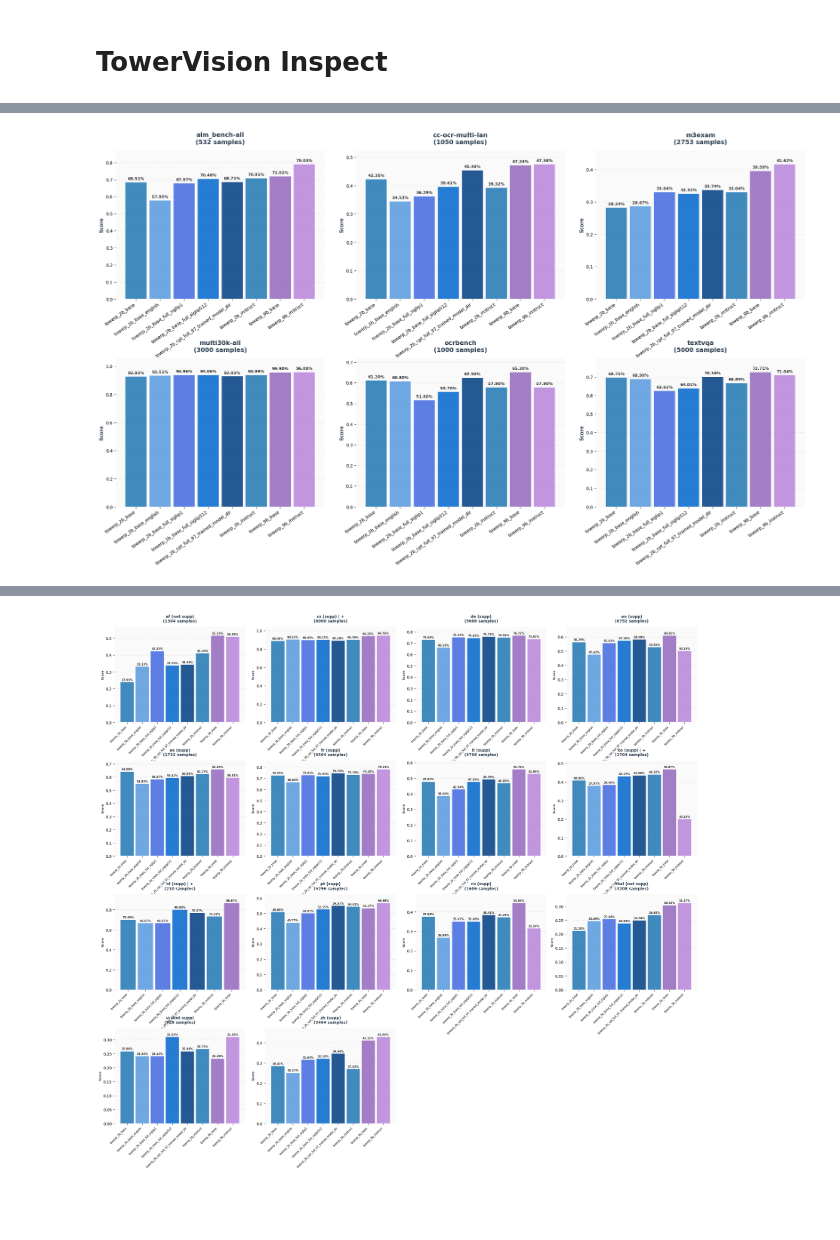
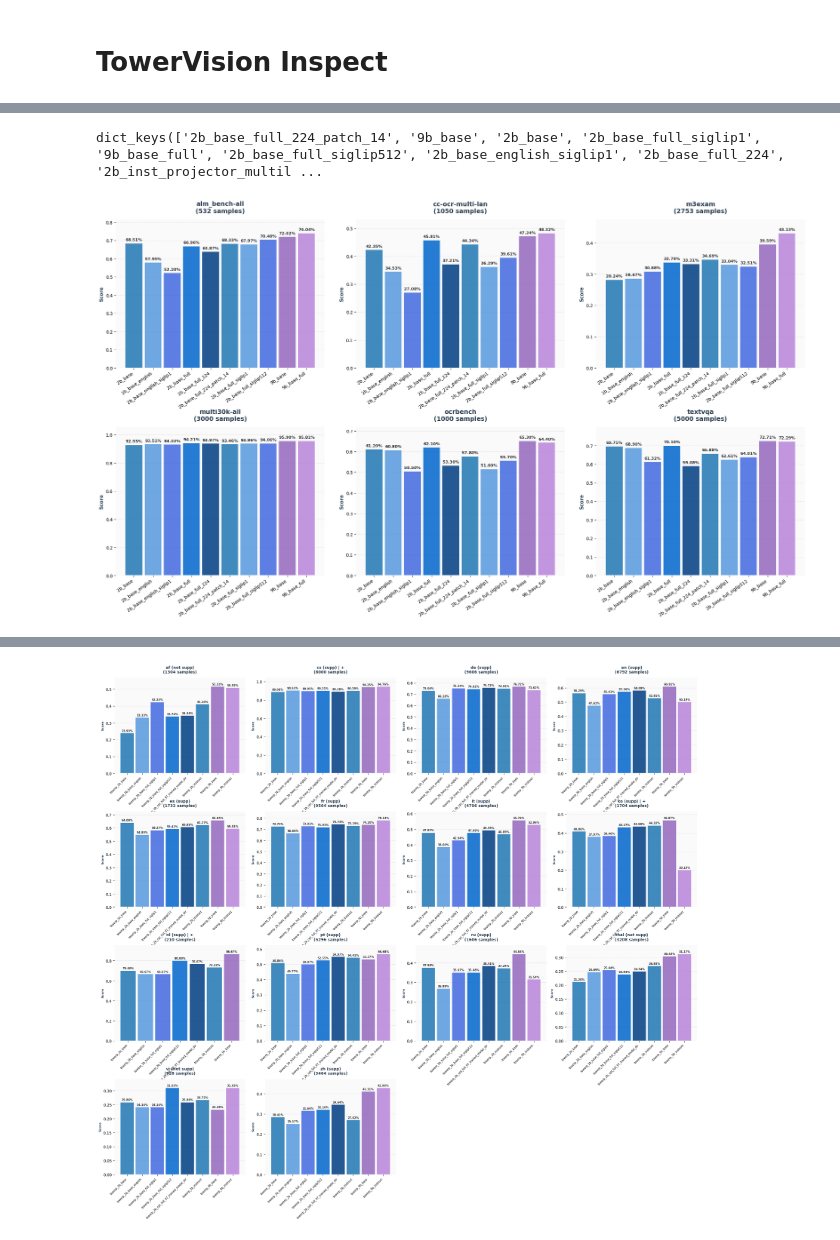
Before and after one commit to GuilhermeViveiros/LLaVA-NeXT, a Jupyter notebook: scripts/inspect.ipynb, the cells around one changed output, grey strips where cells are left out. Saved outputs shown, nothing was run; the diff lists cells and outputs as text; code cells hidden in the pictures; blank space fills up the shorter version.

Commit message:
tower inspection results

```diff
--- a/scripts/inspect.ipynb
+++ b/scripts/inspect.ipynb
@@ -32,7 +32,7 @@ BENCHMARKS = {
     "alm_bench-all": parse_alm_benchmark,
     "textvqa": parse_textvqa_benchmark,
     "cc-ocr-multi-lan": parse_ccocr_benchmark,
-    "commute-all-contrastive": parse_commute_benchmark,
+    #"commute-all-contrastive": parse_commute_benchmark,
     "m3exam": parse_m3exam_benchmark,
     "ocrbench": parse_ocr_benchmark,
     "multi30k-all": parse_multi30k_benchmark
@@ -40,5 +65,5 @@ BENCHMARKS = {
 # %%
-
+ignore_models = ["cpt_full_97"]
 
 def extract_results(logs_path: str, model_id: str) -> Dict:
     out = {}
@@ -48,17 +73,24 @@ def extract_results(logs_path: str, model_id: str) -> Dict:
     # get the list of benchmarks
     benchmarks = os.listdir(logs_path)
     # ignore commute
-    benchmarks = [benchmark for benchmark in benchmarks if "commute" not in benchmark]
-    print(f"Found {len(benchmarks)} benchmarks, going to summarize them one by one")
+    benchmarks = [benchmark for benchmark in benchmarks if benchmark in BENCHMARKS]
+    #benchmarks = ["alm_bench-all"]
+    print(f"Found {len(benchmarks)} benchmarks - {benchmarks}, going to summarize them one by one")
     print("Ignoring commute benchmark - metrics are not well defined")
     for benchmark in benchmarks:
         print(f"Processing benchmark: {benchmark}")
         models = os.listdir(os.path.join(logs_path, benchmark))
         # only retain the model_name
-        models = [model for model in models if model_id in model]
+        models = [
+            model for model in models
+            if model_id in model and not any(ignore in model for ignore in ignore_models)
+        ]
+
         #models = [models[0]]
         for model in models:
-            model_name = model.split(".")[1].replace("__trained_model_dir", "").replace("+VisionModel", "")
+            model_name = parse_model_name(model)
+            if model_name is None:
+                continue
             if model_name not in out:
                 out[model_name] = {}
             runs = os.listdir(os.path.join(logs_path, benchmark, model))
@@ -69,16 +101,23 @@ def extract_results(logs_path: str, model_id: str) -> Dict:
                 raise ValueError(f"No results files found for model: {model} in benchmark: {benchmark}")
             if len(results_files) > 1:
                 # get the latest run
+                #raise ValueError(f"Multiple results files found for model: {model} in benchmark: {benchmark}")
                 results_files.sort(key=lambda x: int(x.split("_")[0]))
 
             result_file = results_files[0]
+            #print(f"Result file: {result_file}")
 
             results_path = os.path.join(logs_path, benchmark, model, result_file)
             with open(results_path, "r") as f:
                 results = json.load(f)
 
-            parse_func = BENCHMARKS[benchmark]
-            report, nb_samples = parse_func(results["results"], results["n-samples"])
+            try:
+                parse_func = BENCHMARKS[benchmark]
+                report, nb_samples = parse_func(results["results"], results["n-samples"])
+            except Exception as e:
+                print(f"Error parsing benchmark: {benchmark} for model: {model_name}")
+                print(e)
+                raise e
 
             samples_per_bench[benchmark] = nb_samples["all"]
 
@@ -103,12 +142,21 @@ Processing benchmark: textvqa
 Processing benchmark: m3exam
 Processing benchmark: multi30k-all
 Processing benchmark: ocrbench
+# %%
+acc_summary.keys()
+# %% [output]
+dict_keys(['2b_base_full_224_patch_14', '9b_base', '2b_base', '2b_base_full_siglip1', '9b_base_full', '2b_base_full_siglip512', '2b_base_english_siglip1', '2b_base_full_224', '2b_inst_projector_multil ...
 # %%
-def plot_benchmarks_subplots(results: Dict, samples_per_bench: Dict) -> None:
+def plot_benchmarks_subplots(results: Dict, samples_per_bench: Dict, models: Optional[List[str]] = None) -> None:
     sorted_models = sorted(results.keys())
     sorted_benchmarks = sorted(results[sorted_models[0]].keys())
     nb_benchmarks = len(sorted_benchmarks)
 
+    if models is not None:
+        sorted_models = [s for s in sorted_models if s in models]
+
+    # only let pass models with 2base on the name
+    sorted_models = [s for s in sorted_models if 'base' in s.lower()]
 
     # 3x3 grid layout to accommodate 7 benchmarks
     fig, axes = plt.subplots(3, 3, figsize=(25, 20))
@@ -205,35 +253,35 @@ def plot_benchmarks_subplots(results: Dict, samples_per_bench: Dict) -> None:
         sample_count = samples_per_bench.get(benchmark, 0)
         title_text = f"{benchmark}\n({sample_count} samples)"
         ax_b.set_title(title_text, fontsize=16, fontweight='bold', pad=20, color='#2c3e50')
         ax_b.set_xticks(x)
         ax_b.set_xticklabels(sorted_models, rotation=35, ha='right', fontsize=12)
         ax_b.set_ylabel("Score", fontsize=13, fontweight='bold', color='#34495e')
         ax_b.grid(True, axis='y', alpha=0.3, linestyle='--', linewidth=0.8)
         ax_b.set_axisbelow(True)
 
         if values:
             ax_b.set_ylim(0, max(values) * 1.1)
 
         for spine in ax_b.spines.values():
             spine.set_visible(False)
         ax_b.set_facecolor('#fafafa')
 
         fig_b.tight_layout()
         #fig_b.savefig(f"summary_towervision_{benchmark}.png", dpi=300, bbox_inches='tight')
         plt.close(fig_b)
 
     # Hide any unused subplots
     for i in range(nb_benchmarks, 9):
         axes_flat[i].set_visible(False)
         axes_flat[i].set_facecolor('white')
 
     # show image
     plt.show()
 
 
-plot_benchmarks_subplots(acc_summary, samples_per_bench)
+plot_benchmarks_subplots(acc_summary, samples_per_bench)#, models=["2b_base_full", "2b_inst_full", "9b_base_full", "9b_inst_full"])
 # %% [output]
-[figure, old version]
+[figure, new version]
 # %%
 from utils import (
     TOWER_VISION_LANGUAGES_TO_ADD,
```
Also changed, not shown: parts of 4 cells of this notebook, 1 other file.
